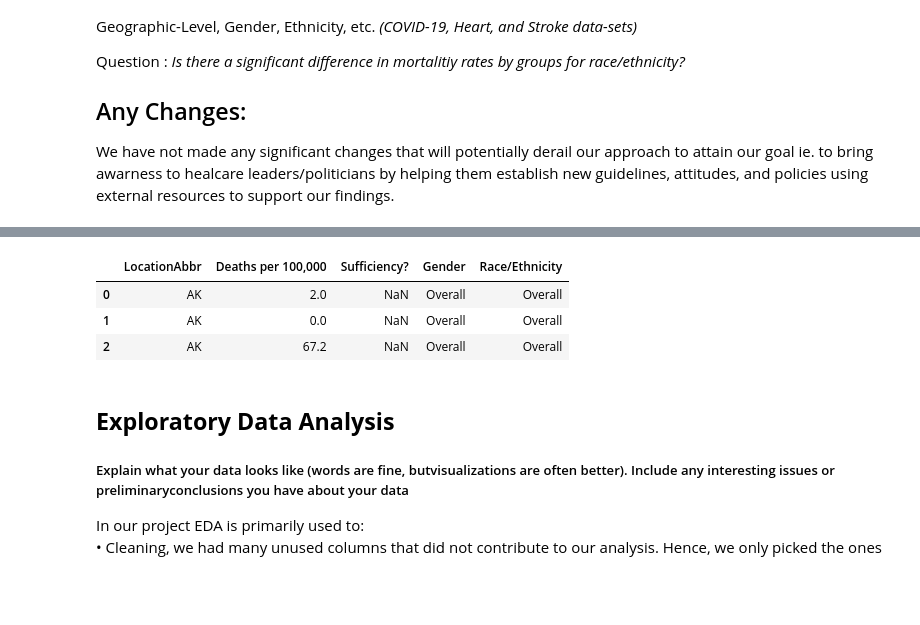
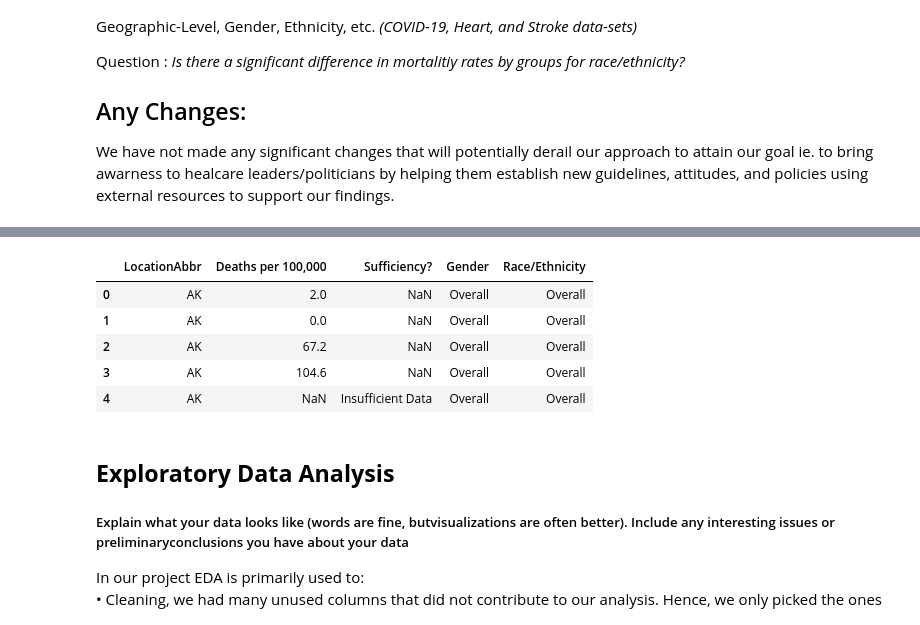
Before and after one commit to uic-cs418/cs418-spring22-quiz-gods, a Jupyter notebook: clean.ipynb, the cells around one changed output, grey strips where cells are left out. Drawn from its saved outputs; the diff is of its cells as text; code cells hidden in the pictures; blank space fills up the shorter version.

```diff
--- a/clean.ipynb
+++ b/clean.ipynb
@@ -39,23 +40,25 @@ strokeDf = removeC(stroke, strokeNotUsed)
 # %%
 #We want data analysis to be easy to process and less time to take, so let's clarify some column values and
 #create a legend key to shorten the column values to look through the dataset
 # coviddf = coviddf.rename(columns = {'Non-Hispanic White':'W', 'Non-Hispanic Black or African American': 'B/AA',
 #                        'Non-Hispanic American Indian or Alaska Native':'AIAN', 'Non-Hispanic Asian':'A',
 #                         'Non-Hispanic Native Hawaiian or Other Pacific Islander': 'NH/OPI',
 #                         'Non Hispanic more than one race': 'MultipleRaces', 'Hispanic or Latino' : 'H/L'})
 
 heartDf = heartDf.rename(columns = {'Data_Value': 'Deaths per 100,000', 'Data_Value_Footnote': 'Sufficiency?'
                                ,'Stratification1': 'Gender', 'Stratification2': 'Race/Ethnicity'})
 
 strokeDf = strokeDf.rename(columns = {'Data_Value': 'Deaths per 100,000', 'Data_Value_Footnote': 'Sufficiency?'
                                  ,'Stratification1': 'Gender','Stratification2': 'Race/Ethnicity'})
 
-strokeDf.head(3)
+strokeDf.head()
 # %% [output]
 |  | LocationAbbr | Deaths per 100,000 | Sufficiency? | Gender | Race/Ethnicity |
 | 0 | AK | 2.0 | NaN | Overall | Overall |
 | 1 | AK | 0.0 | NaN | Overall | Overall |
 | 2 | AK | 67.2 | NaN | Overall | Overall |
+| 3 | AK | 104.6 | NaN | Overall | Overall |
+| 4 | AK | NaN | Insufficient Data | Overall | Overall |
 # %% [markdown]
 ## **Exploratory Data Analysis**
 #####  Explain what your data looks like (words are fine, butvisualizations are often better). Include any interesting issues or preliminaryconclusions you have about your data
```
Also changed, not shown: parts of 3 cells of this notebook, 2 other files.
